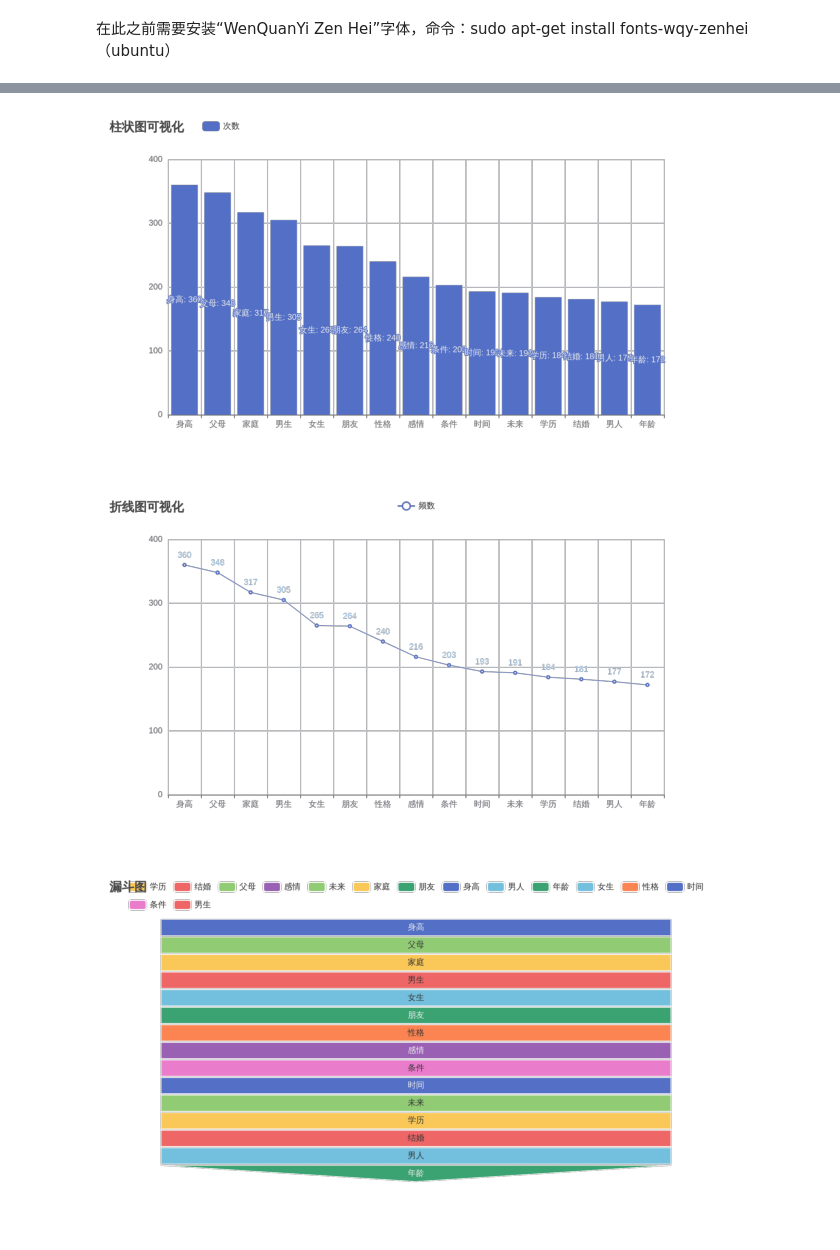
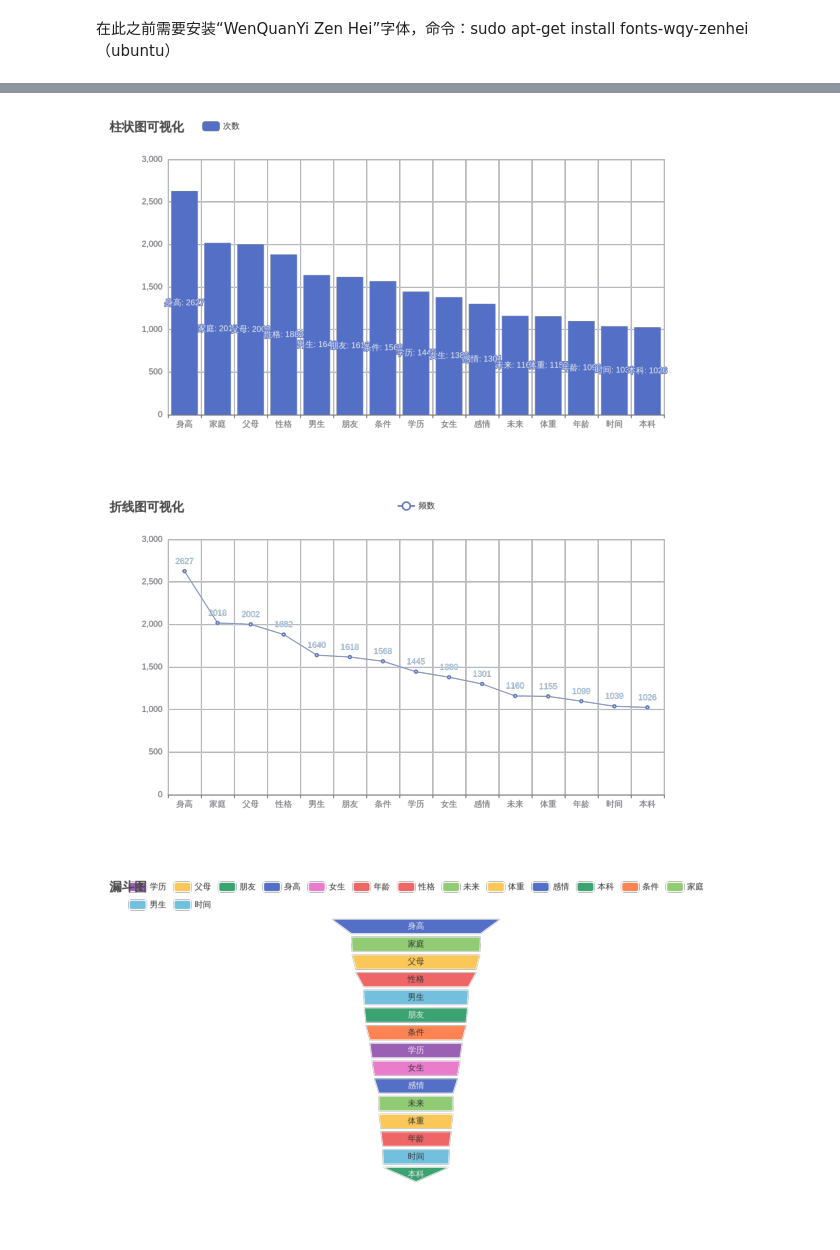
Before and after one commit to CQULeaf/Big-Data_Course_Resources, a Jupyter notebook: Lab/Lab2_WordCount/New_WordCount.ipynb, the cells around one changed output, grey strips where cells are left out. Drawn from its saved outputs; the diff is of its cells as text; code cells hidden in the pictures.

```diff
--- a/Lab/Lab2_WordCount/New_WordCount.ipynb
+++ b/Lab/Lab2_WordCount/New_WordCount.ipynb
@@ -30,8 +30,8 @@ chrome_options.add_argument('--disable-dev-shm-usage')
 conf = SparkConf().setMaster("local").setAppName("lab2")
 
 sc = SparkContext(conf=conf)
-sc.stop()
-sc = SparkContext(conf=conf)
+# sc.stop()
+# sc = SparkContext(conf=conf)
 
 # 读取停用词文件
 stopWords_filePath = "src/stop_words.txt"
@@ -39,18 +39,20 @@ with open(stopWords_filePath, "r", encoding="utf-8") as file:
     stopWords = [line.strip() for line in file.readlines()]
 
 # 读取文本内容并进行分词
-data_filePath = "src/data.txt"
+data_filePath = "src/new_data.txt"
 dataRdd = sc.textFile(data_filePath)
 text = dataRdd.reduce(lambda a, b: a + " " + b)
 words_list = jieba.lcut(text)
 print(len(words_list))
+
 # 创建RDD并进行词频统计
 wordsRdd = sc.parallelize(words_list)
 resRdd = wordsRdd.filter(lambda word: word not in stopWords) \
-    .filter(lambda word: len(word) > 1) \
-        .map(lambda word: (word, 1)) \
-            .reduceByKey(lambda a, b: a + b) \
-                .sortBy(lambda x: x[1], ascending=False)
+                 .filter(lambda word: len(word) > 1) \
+                 .map(lambda word: (word, 1)) \
+                 .reduceByKey(lambda a, b: a + b) \
+                 .sortBy(lambda x: x[1], ascending=False)
+print(resRdd.take(10))
 # %% [output]
 Building prefix dict from the default dictionary ...
 Loading model from cache /tmp/jieba.cache
@@ -214,7 +218,7 @@ plt.imshow(img)
 plt.axis('off')  # 不显示坐标轴
 plt.show()
 # %% [output]
-[figure, old version]
+[figure, new version]
 # %%
 # 折线图可视化
 Dic = rdd2dic(resRdd,15)
@@ -244,40 +248,51 @@ plt.imshow(img)
 plt.axis('off')  # 不显示坐标轴
 plt.show()
 # %% [output]
-[figure, old version]
+[figure, new version]
 # %%
 # 漏斗图可视化
-Dic = rdd2dic(resRdd,15)
+from pyecharts.commons.utils import JsCode
+
+sumC = 15
+
+Dic = rdd2dic(resRdd,sumC)
 
 key_list = list(Dic.keys())      # wordDic所有key组成list
 value_list= list(Dic.values())   # wordDic所有value组成list
-data = [[key_list[i],value_list[i]]for i in range(len(key_list))]
+
+# print(key_list[:5])
+# print(value_list[:5])
+total_value = sum(value_list[:sumC])
+data = [[key_list[i],value_list[i]/80]for i in range(len(key_list))]
+
+# print(data[:5])
 def funnel_position() -> Funnel:
     funnel = (
         Funnel()
             .add(
                 series_name="",
                 data_pair=data,
-                gap=2,
-                tooltip_opts=opts.TooltipOpts(trigger="item", formatter="{a} <br/>{b} : {c}%"),
+                gap=5,
+                tooltip_opts=opts.TooltipOpts(trigger="item",
+                                              formatter=JsCode("function(params) { return params.seriesName + '<br/>' + params.name + ' : ' + (params.value * 80).toFixed(2); }")),
                 label_opts=opts.LabelOpts(is_show=True, position="inside"),
                 itemstyle_opts=opts.ItemStyleOpts(border_color="#fff", border_width=1),
             )
             .set_global_opts(title_opts=opts.TitleOpts(title="漏斗图"))
     )
     return funnel
 # 保存结果
 
 image_path = SAVAPATH + '漏斗图可视化.png'
 make_snapshot(snapshot, funnel_position().render(), image_path)
 
 img = mpimg.imread(image_path)
 plt.figure(figsize=(8, 6))
 plt.imshow(img)
 plt.axis('off')  # 不显示坐标轴
 plt.show()
 # %% [output]
-[figure, old version]
+[figure, new version]
 # %%
 # 散点图可视化
 
```
Also changed, not shown: parts of 6 cells of this notebook, 23 other files.
